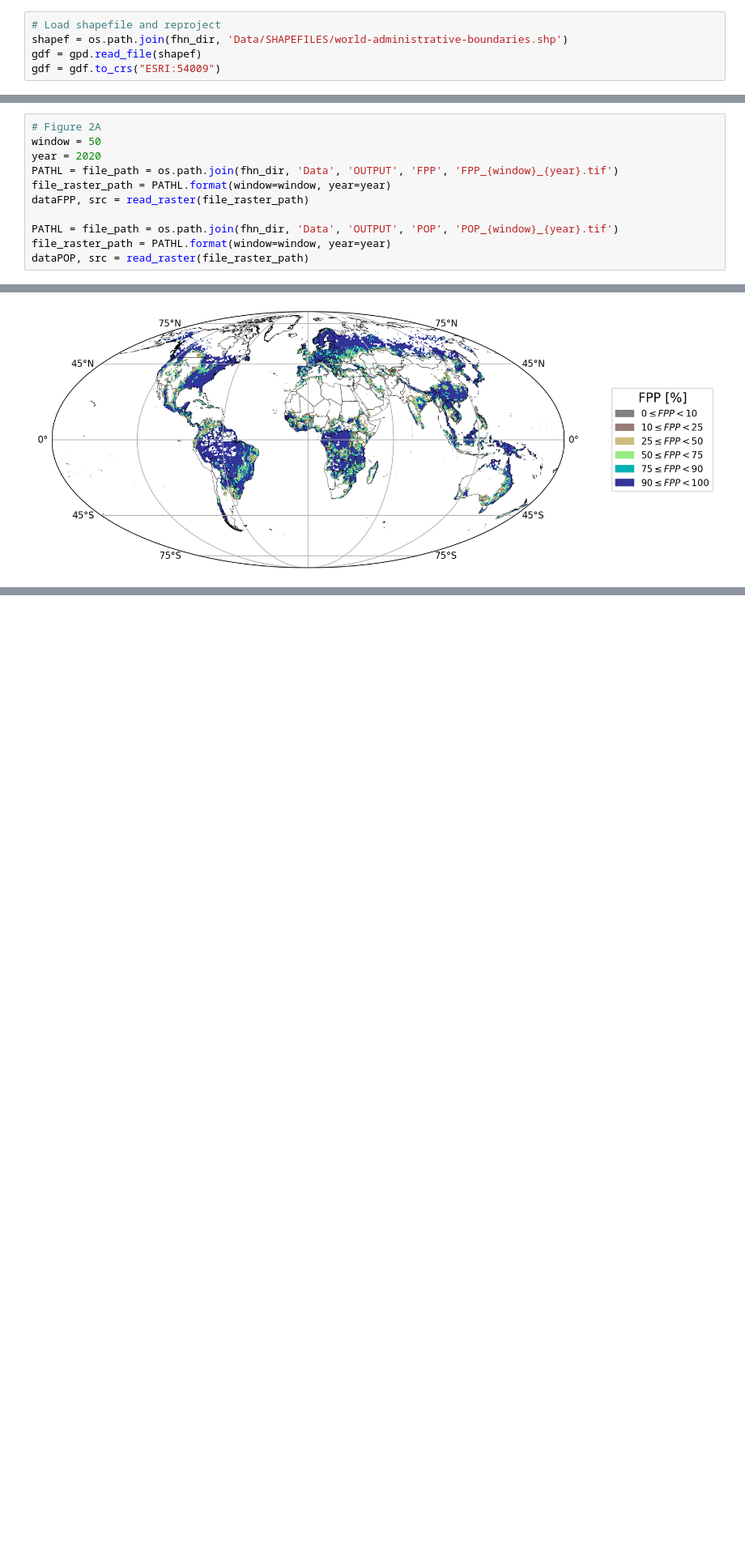
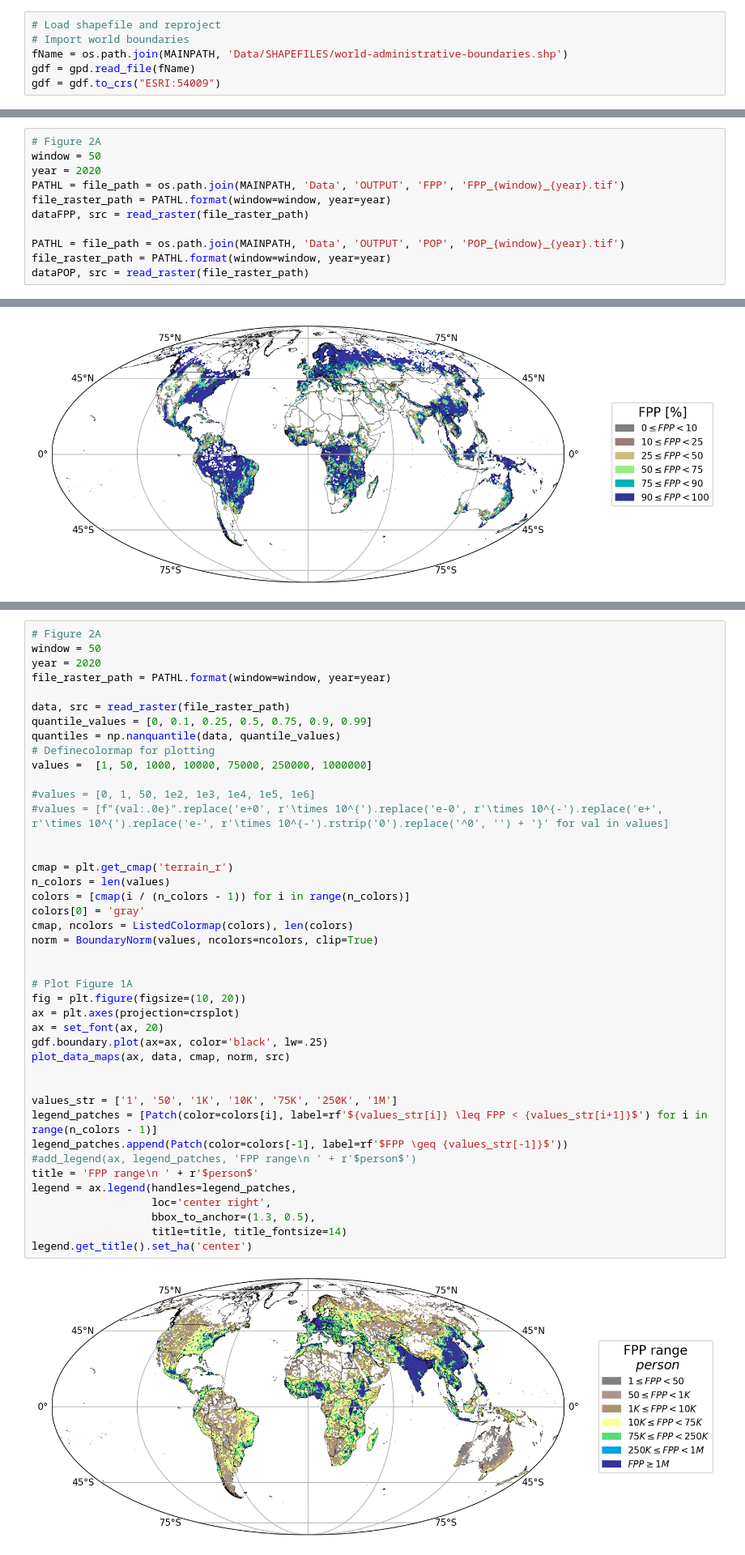
Before and after one commit to emanuelemassaro/Forest_Human_Nexus, a Jupyter notebook: Notebooks/FiguresFPP_Maps_relpop.ipynb, the cells around one changed output, grey strips where cells are left out. Shown: that part at 81% size. Drawn from its saved outputs; the diff is of its cells as text; blank space fills up the shorter version.

Commit message:
Figure 2 all

```diff
--- a/Notebooks/FiguresFPP_Maps_relpop.ipynb
+++ b/Notebooks/FiguresFPP_Maps_relpop.ipynb
@@ -20,8 +24,9 @@ MAINPATH is set to: /home/emanuele/Research/APES/FHN
 # 1. Import shapefile
 # %%
 # Load shapefile and reproject
-shapef = os.path.join(fhn_dir, 'Data/SHAPEFILES/world-administrative-boundaries.shp')
-gdf = gpd.read_file(shapef)
+# Import world boundaries
+fName = os.path.join(MAINPATH, 'Data/SHAPEFILES/world-administrative-boundaries.shp')
+gdf = gpd.read_file(fName)
 gdf = gdf.to_crs("ESRI:54009")
 # %% [markdown]
 # 2. 2020
@@ -29,11 +34,11 @@ gdf = gdf.to_crs("ESRI:54009")
 # Figure 2A
 window = 50
 year = 2020
-PATHL = file_path = os.path.join(fhn_dir, 'Data', 'OUTPUT', 'FPP', 'FPP_{window}_{year}.tif')
+PATHL = file_path = os.path.join(MAINPATH, 'Data', 'OUTPUT', 'FPP', 'FPP_{window}_{year}.tif')
 file_raster_path = PATHL.format(window=window, year=year)
 dataFPP, src = read_raster(file_raster_path)
 
-PATHL = file_path = os.path.join(fhn_dir, 'Data', 'OUTPUT', 'POP', 'POP_{window}_{year}.tif')
+PATHL = file_path = os.path.join(MAINPATH, 'Data', 'OUTPUT', 'POP', 'POP_{window}_{year}.tif')
 file_raster_path = PATHL.format(window=window, year=year)
 dataPOP, src = read_raster(file_raster_path)
 # %%
@@ -76 +81,45 @@ fout = os.path.join(fhn_dir, 'Figures/FPP_relpop_2020_map.tiff')
 fig.savefig(fout, dpi=300, bbox_inches='tight')
+# %%
+# Figure 2A
+window = 50
+year = 2020
+file_raster_path = PATHL.format(window=window, year=year)
+
+data, src = read_raster(file_raster_path)
+quantile_values = [0, 0.1, 0.25, 0.5, 0.75, 0.9, 0.99]
+quantiles = np.nanquantile(data, quantile_values)
+# Definecolormap for plotting
+values =  [1, 50, 1000, 10000, 75000, 250000, 1000000]
+
+#values = [0, 1, 50, 1e2, 1e3, 1e4, 1e5, 1e6]
+#values = [f"{val:.0e}".replace('e+0', r'\times 10^{').replace('e-0', r'\times 10^{-').replace('e+', r'\times 10^{').replace('e-', r'\times 10^{-').rstrip('0').replace('^0', '') + '}' for val in values]
+
+
+cmap = plt.get_cmap('terrain_r')
+n_colors = len(values)
+colors = [cmap(i / (n_colors - 1)) for i in range(n_colors)]
+colors[0] = 'gray'
+cmap, ncolors = ListedColormap(colors), len(colors)
+norm = BoundaryNorm(values, ncolors=ncolors, clip=True)
+
+
+# Plot Figure 1A
+fig = plt.figure(figsize=(10, 20))
+ax = plt.axes(projection=crsplot)
+ax = set_font(ax, 20)
+gdf.boundary.plot(ax=ax, color='black', lw=.25)
+plot_data_maps(ax, data, cmap, norm, src)
+
+
+values_str = ['1', '50', '1K', '10K', '75K', '250K', '1M']
+legend_patches = [Patch(color=colors[i], label=rf'${values_str[i]} \leq FPP < {values_str[i+1]}$') for i in range(n_colors - 1)]
+legend_patches.append(Patch(color=colors[-1], label=rf'$FPP \geq {values_str[-1]}$'))
+#add_legend(ax, legend_patches, 'FPP range\n ' + r'$person$')
+title = 'FPP range\n ' + r'$person$'
+legend = ax.legend(handles=legend_patches,
+                   loc='center right',
+                   bbox_to_anchor=(1.3, 0.5),
+                   title=title, title_fontsize=14)
+legend.get_title().set_ha('center')
+# %% [output]
+[figure, added]
```
Also changed, not shown: parts of 6 cells of this notebook, 9 other files.
